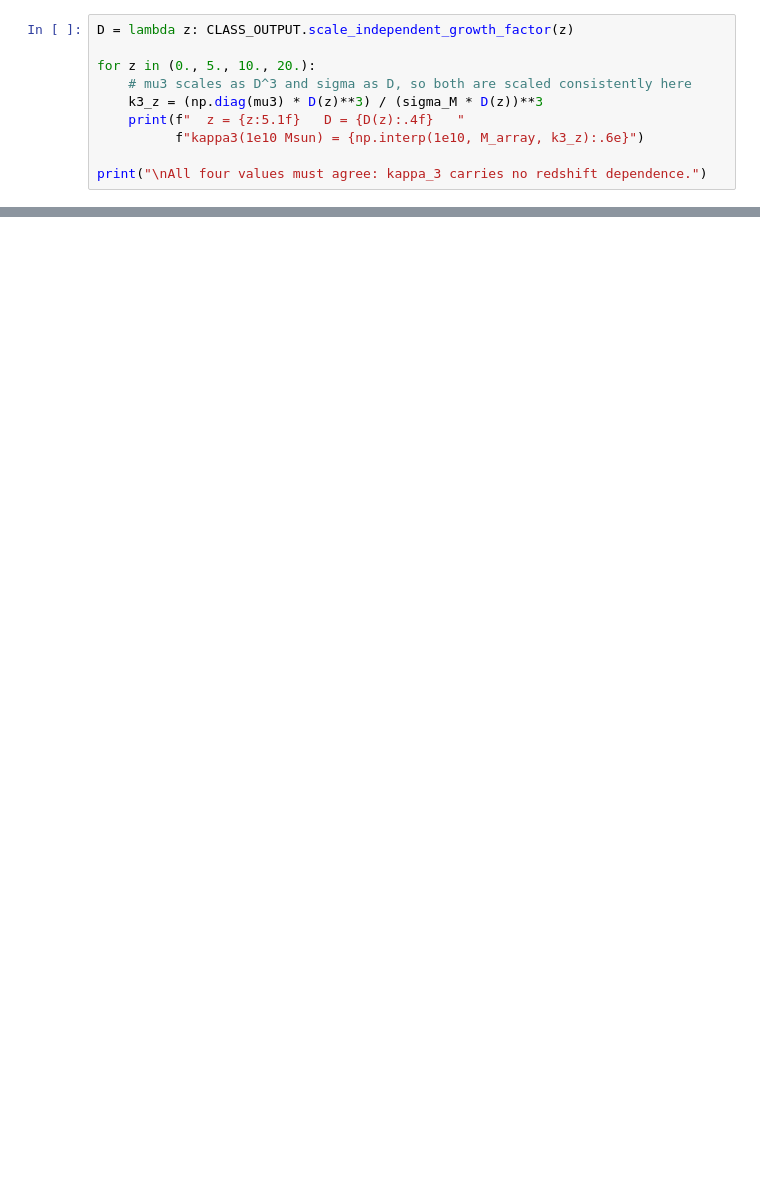
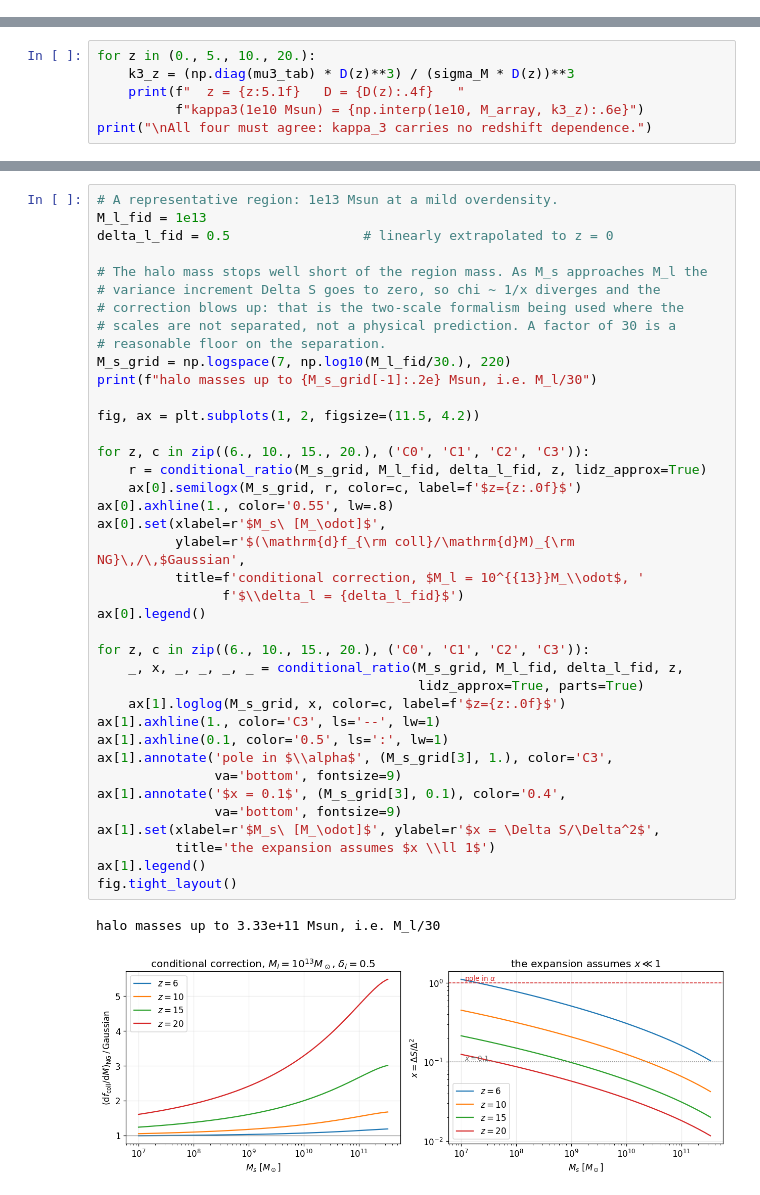
Before and after one commit to slibanore/21cmFirstCLASS_NG, a Jupyter notebook: Tutorial fNL/notebook_fNL_collapse_fraction.ipynb, the cells around one changed output, grey strips where cells are left out. Saved outputs shown, nothing was run; the diff lists cells and outputs as text; blank space fills up the shorter version.

```diff
--- a/Tutorial fNL/notebook_fNL_collapse_fraction.ipynb
+++ b/Tutorial fNL/notebook_fNL_collapse_fraction.ipynb
@@ -203,10 +145,0 @@ which would give $\kappa_3$ a spurious $D^3$.
-# %%
-D = lambda z: CLASS_OUTPUT.scale_independent_growth_factor(z)
-
-for z in (0., 5., 10., 20.):
-    # mu3 scales as D^3 and sigma as D, so both are scaled consistently here
-    k3_z = (np.diag(mu3) * D(z)**3) / (sigma_M * D(z))**3
-    print(f"  z = {z:5.1f}   D = {D(z):.4f}   "
-          f"kappa3(1e10 Msun) = {np.interp(1e10, M_array, k3_z):.6e}")
-
-print("\nAll four values must agree: kappa_3 carries no redshift dependence.")
@@ -405,0 +279,6 @@ through to the 21-cm signal.
+# %%
+for z in (0., 5., 10., 20.):
+    k3_z = (np.diag(mu3_tab) * D(z)**3) / (sigma_M * D(z))**3
+    print(f"  z = {z:5.1f}   D = {D(z):.4f}   "
+          f"kappa3(1e10 Msun) = {np.interp(1e10, M_array, k3_z):.6e}")
+print("\nAll four must agree: kappa_3 carries no redshift dependence.")
@@ -405,0 +539,42 @@ through to the 21-cm signal.
+# %%
+# A representative region: 1e13 Msun at a mild overdensity.
+M_l_fid = 1e13
+delta_l_fid = 0.5                 # linearly extrapolated to z = 0
+
+# The halo mass stops well short of the region mass. As M_s approaches M_l the
+# variance increment Delta S goes to zero, so chi ~ 1/x diverges and the
+# correction blows up: that is the two-scale formalism being used where the
+# scales are not separated, not a physical prediction. A factor of 30 is a
+# reasonable floor on the separation.
+M_s_grid = np.logspace(7, np.log10(M_l_fid/30.), 220)
+print(f"halo masses up to {M_s_grid[-1]:.2e} Msun, i.e. M_l/30")
+
+fig, ax = plt.subplots(1, 2, figsize=(11.5, 4.2))
+
+for z, c in zip((6., 10., 15., 20.), ('C0', 'C1', 'C2', 'C3')):
+    r = conditional_ratio(M_s_grid, M_l_fid, delta_l_fid, z, lidz_approx=True)
+    ax[0].semilogx(M_s_grid, r, color=c, label=f'$z={z:.0f}$')
+ax[0].axhline(1., color='0.55', lw=.8)
+ax[0].set(xlabel=r'$M_s\ [M_\odot]$',
+          ylabel=r'$(\mathrm{d}f_{\rm coll}/\mathrm{d}M)_{\rm NG}\,/\,$Gaussian',
+          title=f'conditional correction, $M_l = 10^{{13}}M_\\odot$, '
+                f'$\\delta_l = {delta_l_fid}$')
+ax[0].legend()
+
+for z, c in zip((6., 10., 15., 20.), ('C0', 'C1', 'C2', 'C3')):
+    _, x, _, _, _, _ = conditional_ratio(M_s_grid, M_l_fid, delta_l_fid, z,
+                                         lidz_approx=True, parts=True)
+    ax[1].loglog(M_s_grid, x, color=c, label=f'$z={z:.0f}$')
+ax[1].axhline(1., color='C3', ls='--', lw=1)
+ax[1].axhline(0.1, color='0.5', ls=':', lw=1)
+ax[1].annotate('pole in $\\alpha$', (M_s_grid[3], 1.), color='C3',
+               va='bottom', fontsize=9)
+ax[1].annotate('$x = 0.1$', (M_s_grid[3], 0.1), color='0.4',
+               va='bottom', fontsize=9)
+ax[1].set(xlabel=r'$M_s\ [M_\odot]$', ylabel=r'$x = \Delta S/\Delta^2$',
+          title='the expansion assumes $x \\ll 1$')
+ax[1].legend()
+fig.tight_layout()
+# %% [output]
+halo masses up to 3.33e+11 Msun, i.e. M_l/30
+[figure, added]
```
Also changed, not shown: parts of 57 cells of this notebook, 4 other files.
